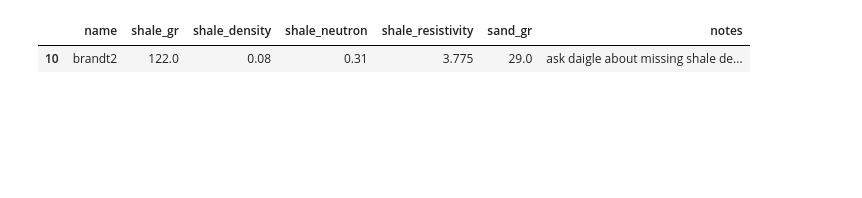
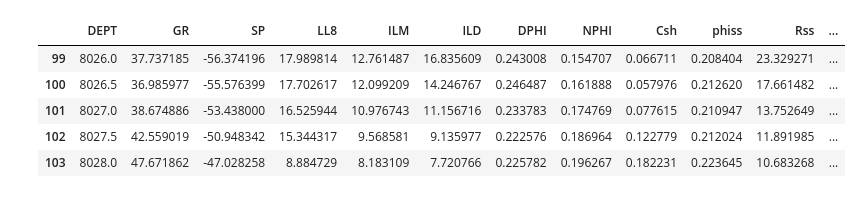
Before and after one commit to zzk413/PGE_Senior_Design_2021_Fall, a Jupyter notebook: Log_interpretation.ipynb, the cells around one changed output. Cells and saved outputs as stored; diff of their text form; code cells hidden in the pictures; blank space fills up the shorter version.

```diff
--- a/Log_interpretation.ipynb
+++ b/Log_interpretation.ipynb
@@ -18,9 +26,8 @@ names={'adickes_bettge1':[8055,8075],
 # %%
-name='brandt2'
+name='migura1'
 df=pd.read_csv('logs/'+name+'.csv')
 if name == 'brandt3':
     df.columns=['DEPT', 'GR', 'LL8', 'ILM', 'ILD', 'DPHI', 'NPHI']
     df['SP']=None
 else:
     df.columns=['DEPT', 'GR', 'SP', 'LL8', 'ILM', 'ILD', 'DPHI', 'NPHI']
-df
@@ -45,13 +36,11 @@ triple_combo_plot(df, df.DEPT.min(),df.DEPT.max(),name,save=False)
 # %%
-#look up table
-Log_dict={'Rw':.0474,
-          'm':1,
-          'n':2,
-          'a':2}
-
-lookup_table=pd.read_csv('Log_analysis.csv')
-lookup_table[lookup_table.name==name]
+df_payzone=log_calculation(df,name)
+df_payzone
 # %% [output]
-|  | name | shale_gr | shale_density | shale_neutron | shale_resistivity | sand_gr | notes |
-| 10 | brandt2 | 122.0 | 0.08 | 0.31 | 3.775 | 29.0 | ask daigle about missing shale de... |
+|  | DEPT | GR | SP | LL8 | ILM | ILD | DPHI | NPHI | Csh | phiss | Rss | ... |
+| 99 | 8026.0 | 37.737185 | -56.374196 | 17.989814 | 12.761487 | 16.835609 | 0.243008 | 0.154707 | 0.066711 | 0.208404 | 23.329271 | ... |
+| 100 | 8026.5 | 36.985977 | -55.576399 | 17.702617 | 12.099209 | 14.246767 | 0.246487 | 0.161888 | 0.057976 | 0.212620 | 17.661482 | ... |
+| 101 | 8027.0 | 38.674886 | -53.438000 | 16.525944 | 10.976743 | 11.156716 | 0.233783 | 0.174769 | 0.077615 | 0.210947 | 13.752649 | ... |
+| 102 | 8027.5 | 42.559019 | -50.948342 | 15.344317 | 9.568581 | 9.135977 | 0.222576 | 0.186964 | 0.122779 | 0.212024 | 11.891985 | ... |
+| 103 | 8028.0 | 47.671862 | -47.028258 | 8.884729 | 8.183109 | 7.720766 | 0.225782 | 0.196267 | 0.182231 | 0.223645 | 10.683268 | ... |
 # %%
```
Also changed, not shown: parts of 7 cells of this notebook, 17 other files.
